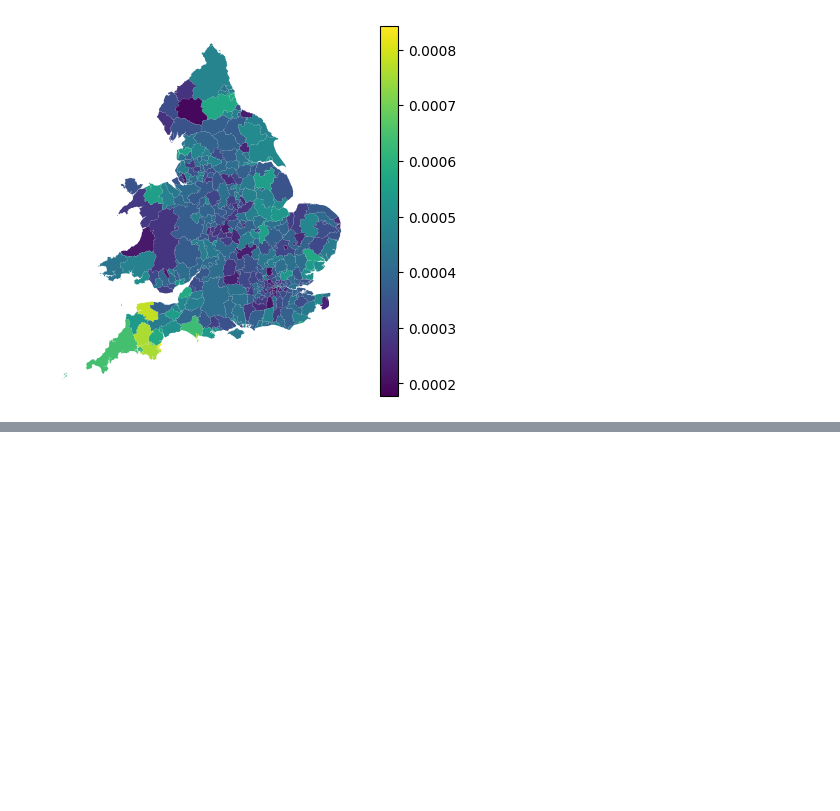
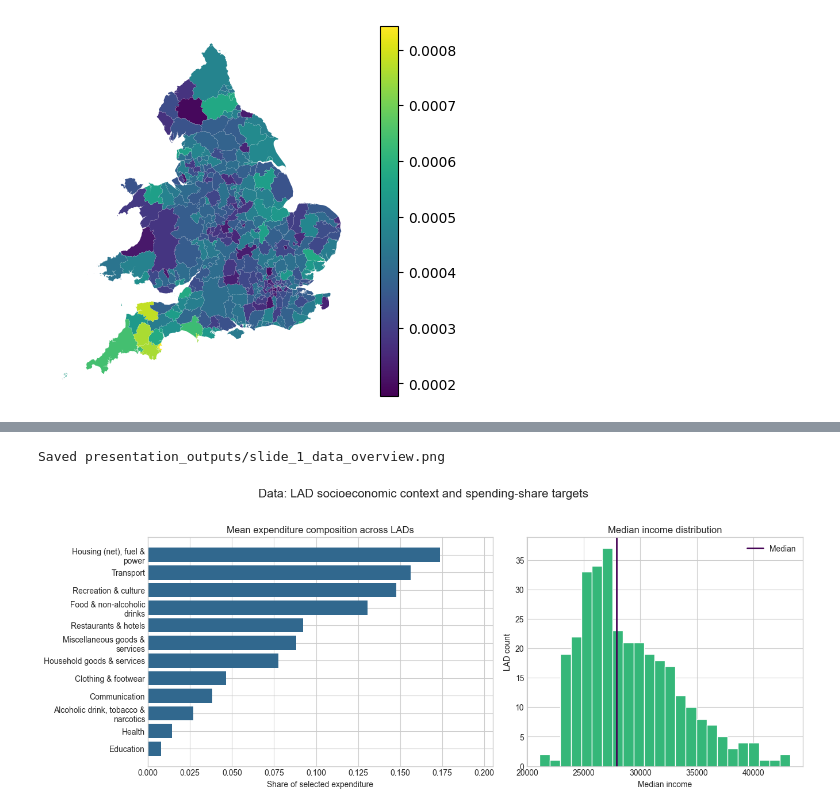
Before and after one commit to DolanDack/datasets, a Jupyter notebook: Causality Example.ipynb, the cells around one changed output, grey strips where cells are left out. Cells and saved outputs as stored; diff of their text form; code cells hidden in the pictures; blank space fills up the shorter version.

```diff
--- a/Causality Example.ipynb
+++ b/Causality Example.ipynb
@@ -254,0 +1604,24 @@ m
+# %%
+# Slide 1 figure: average budget composition and income distribution.
+mean_shares = pd.Series(actual_composition.mean(axis=0), index=SPENDING_COLUMNS).sort_values()
+
+fig, axes = plt.subplots(1, 2, figsize=(13.5, 5.2), gridspec_kw={'width_ratios': [1.25, 1]})
+axes[0].barh(wrap_labels(mean_shares.index, 26), mean_shares.values, color='#31688e')
+axes[0].set_title('Mean expenditure composition across LADs')
+axes[0].set_xlabel('Share of selected expenditure')
+axes[0].set_xlim(0, max(mean_shares.values) * 1.18)
+
+axes[1].hist(analysis_df[INCOME_COLUMN], bins=24, color='#35b779', edgecolor='white')
+axes[1].axvline(analysis_df[INCOME_COLUMN].median(), color='#440154', lw=2, label='Median')
+axes[1].set_title('Median income distribution')
+axes[1].set_xlabel('Median income')
+axes[1].set_ylabel('LAD count')
+axes[1].legend(frameon=False)
+
+fig.suptitle('Data: LAD socioeconomic context and spending-share targets', fontsize=15, y=1.03)
+fig.tight_layout()
+save_slide_fig(fig, 'slide_1_data_overview.png')
+plt.show()
+# %% [output]
+Saved presentation_outputs/slide_1_data_overview.png
+[figure, added]
```
Also changed, not shown: parts of 67 cells of this notebook, 20 other files.
